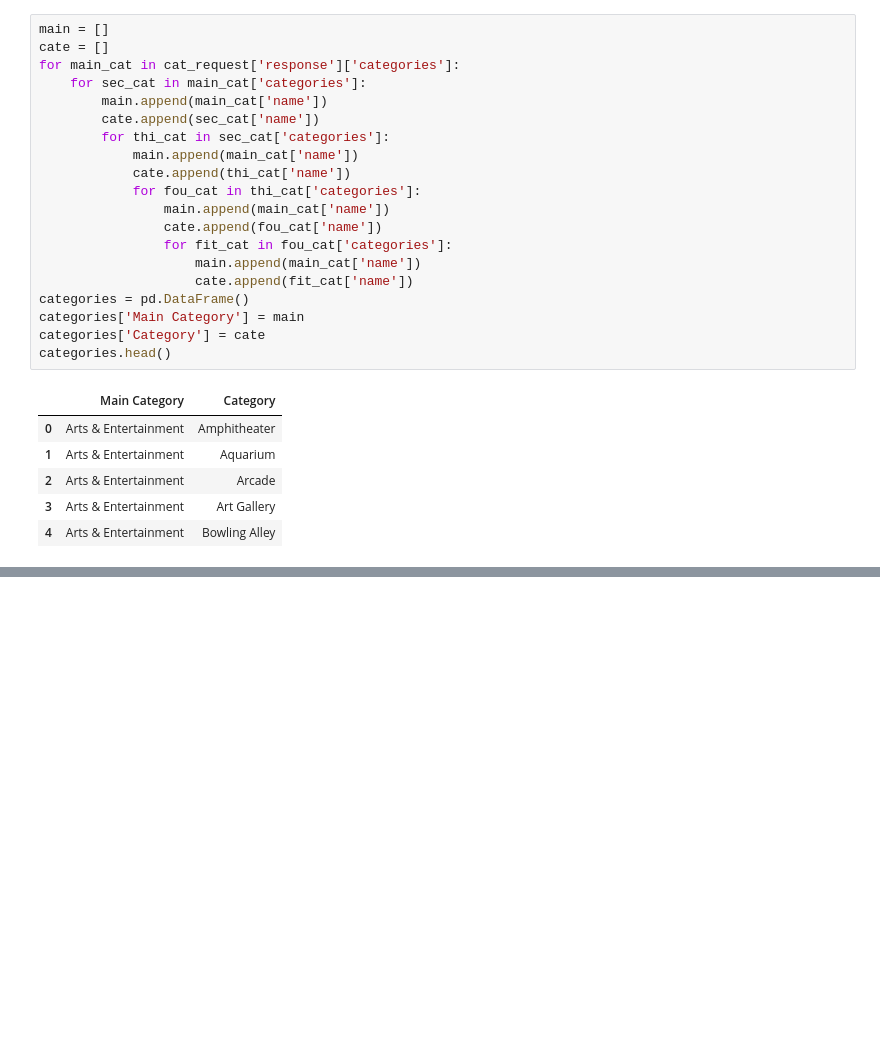
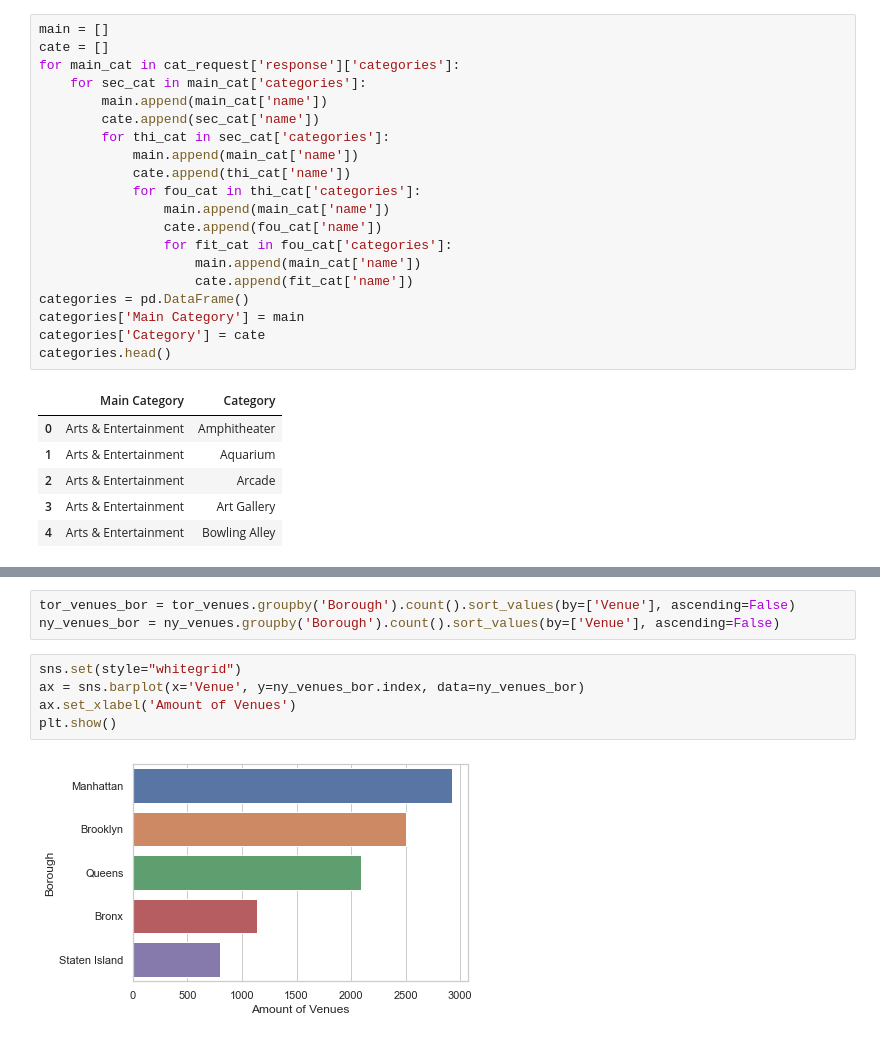
Before and after one commit to maltejo33/coursera_capstone, a Jupyter notebook: jupyter/final_project.ipynb, the cells around one changed output, grey strips where cells are left out. Saved outputs shown, nothing was run; the diff lists cells and outputs as text; blank space fills up the shorter version.

```diff
--- a/jupyter/final_project.ipynb
+++ b/jupyter/final_project.ipynb
@@ -438,0 +522,10 @@ def addMainCategory(df):
+# %%
+tor_venues_bor = tor_venues.groupby('Borough').count().sort_values(by=['Venue'], ascending=False)
+ny_venues_bor = ny_venues.groupby('Borough').count().sort_values(by=['Venue'], ascending=False)
+# %%
+sns.set(style="whitegrid")
+ax = sns.barplot(x='Venue', y=ny_venues_bor.index, data=ny_venues_bor)
+ax.set_xlabel('Amount of Venues')
+plt.show()
+# %% [output]
+[figure, added]
```
Also changed, not shown: parts of 33 cells of this notebook, 2 other files.
